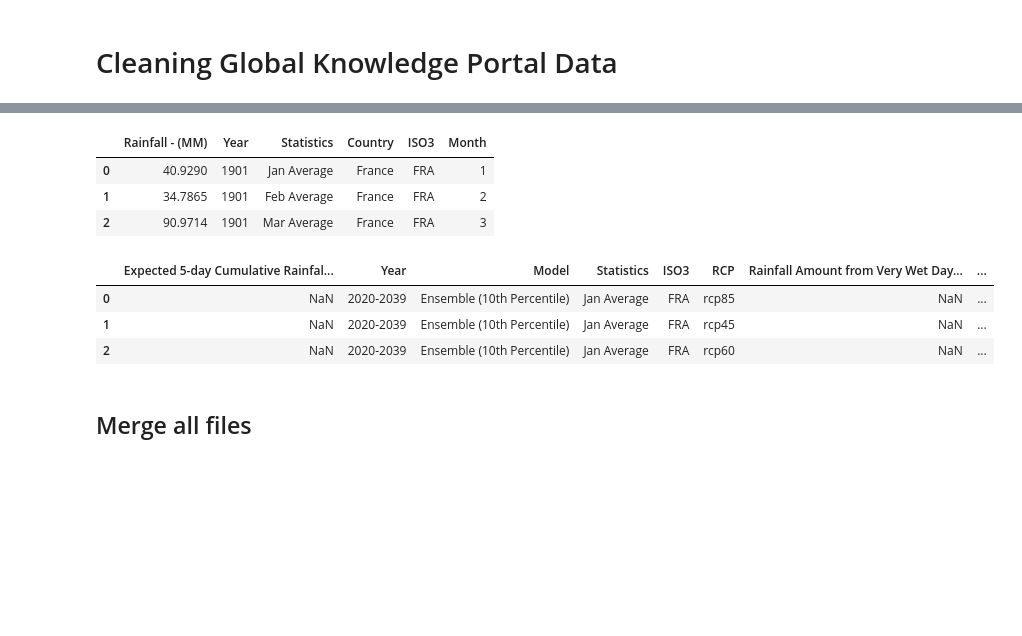
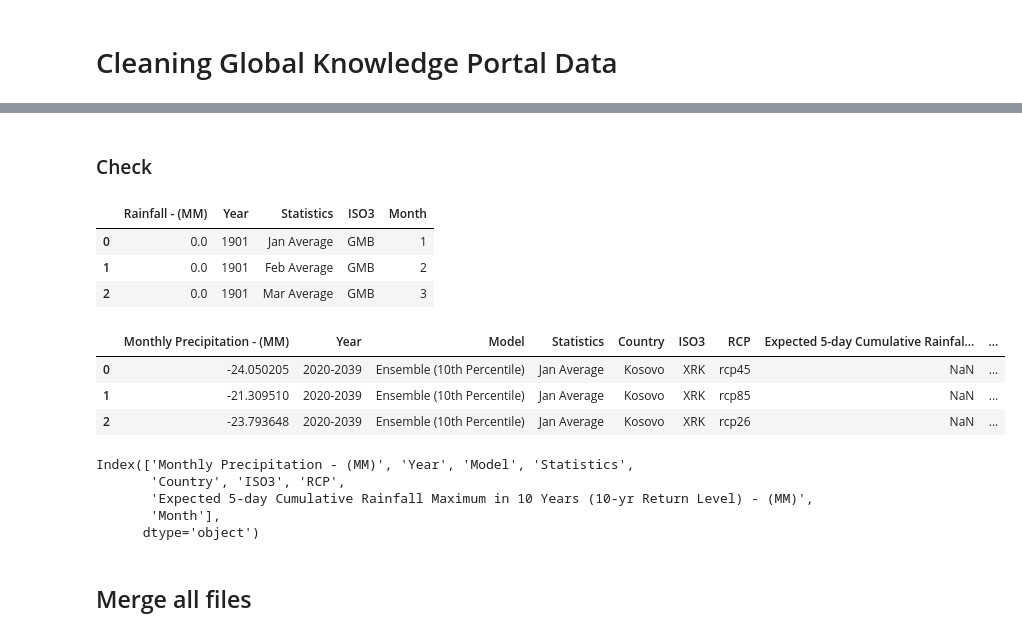
Before and after one commit to dataforgoodfr/batch8_worldbank, a Jupyter notebook: model_innondations/notebook/spark_pipeline_06a_cleaning_climateknowledgeportal.ipynb, the cells around one changed output, grey strips where cells are left out. Cells and saved outputs as stored; diff of their text form; code cells hidden in the pictures; blank space fills up the shorter version.

```diff
--- a/model_innondations/notebook/spark_pipeline_06a_cleaning_climateknowledgeportal.ipynb
+++ b/model_innondations/notebook/spark_pipeline_06a_cleaning_climateknowledgeportal.ipynb
@@ -102,21 +161,29 @@ with concurrent.futures.ThreadPoolExecutor(max_workers=32) as executor:
+# %% [markdown]
+### Check
 # %%
-fra = pd.read_csv(DATASET_FOLDER + 'historical_precipitation/historical_precipitation_clean_FRA.csv')
+fra = pd.read_csv(DATASET_FOLDER + 'historical_precipitation/historical_precipitation_clean_GMB.csv')
 fra.head(3)
 del fra
 # %% [output]
-|  | Rainfall - (MM) | Year | Statistics | Country | ISO3 | Month |
-| 0 | 40.9290 | 1901 | Jan Average | France | FRA | 1 |
-| 1 | 34.7865 | 1901 | Feb Average | France | FRA | 2 |
-| 2 | 90.9714 | 1901 | Mar Average | France | FRA | 3 |
+|  | Rainfall - (MM) | Year | Statistics | ISO3 | Month |
+| 0 | 0.0 | 1901 | Jan Average | GMB | 1 |
+| 1 | 0.0 | 1901 | Feb Average | GMB | 2 |
+| 2 | 0.0 | 1901 | Mar Average | GMB | 3 |
 # %%
-fra = pd.read_csv(DATASET_FOLDER + 'projection_precipitation/projection_precipitation_clean_FRA.csv')
+fra = pd.read_csv(DATASET_FOLDER + 'projection_precipitation/projection_precipitation_clean_XRK.csv')
 fra.head(3)
+fra.columns
 del fra
 # %% [output]
-|  | Expected 5-day Cumulative Rainfal... | Year | Model | Statistics | ISO3 | RCP | Rainfall Amount from Very Wet Day... | ... |
-| 0 | NaN | 2020-2039 | Ensemble (10th Percentile) | Jan Average | FRA | rcp85 | NaN | ... |
-| 1 | NaN | 2020-2039 | Ensemble (10th Percentile) | Jan Average | FRA | rcp45 | NaN | ... |
-| 2 | NaN | 2020-2039 | Ensemble (10th Percentile) | Jan Average | FRA | rcp60 | NaN | ... |
+|  | Monthly Precipitation - (MM) | Year | Model | Statistics | Country | ISO3 | RCP | Expected 5-day Cumulative Rainfal... | ... |
+| 0 | -24.050205 | 2020-2039 | Ensemble (10th Percentile) | Jan Average | Kosovo | XRK | rcp45 | NaN | ... |
+| 1 | -21.309510 | 2020-2039 | Ensemble (10th Percentile) | Jan Average | Kosovo | XRK | rcp85 | NaN | ... |
+| 2 | -23.793648 | 2020-2039 | Ensemble (10th Percentile) | Jan Average | Kosovo | XRK | rcp26 | NaN | ... |
+Index(['Monthly Precipitation - (MM)', 'Year', 'Model', 'Statistics',
+       'Country', 'ISO3', 'RCP',
+       'Expected 5-day Cumulative Rainfall Maximum in 10 Years (10-yr Return Level) - (MM)',
+       'Month'],
+      dtype='object')
 # %% [markdown]
 ## Merge all files
 # %% [markdown]
```
Also changed, not shown: parts of 21 cells of this notebook, 2 other files.
